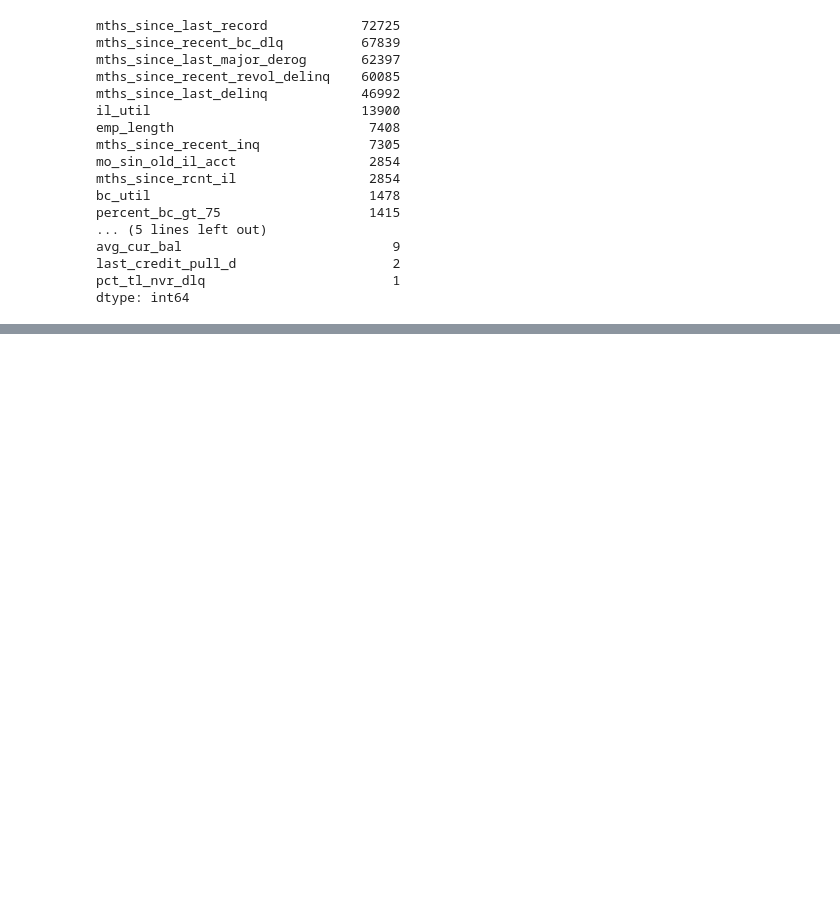
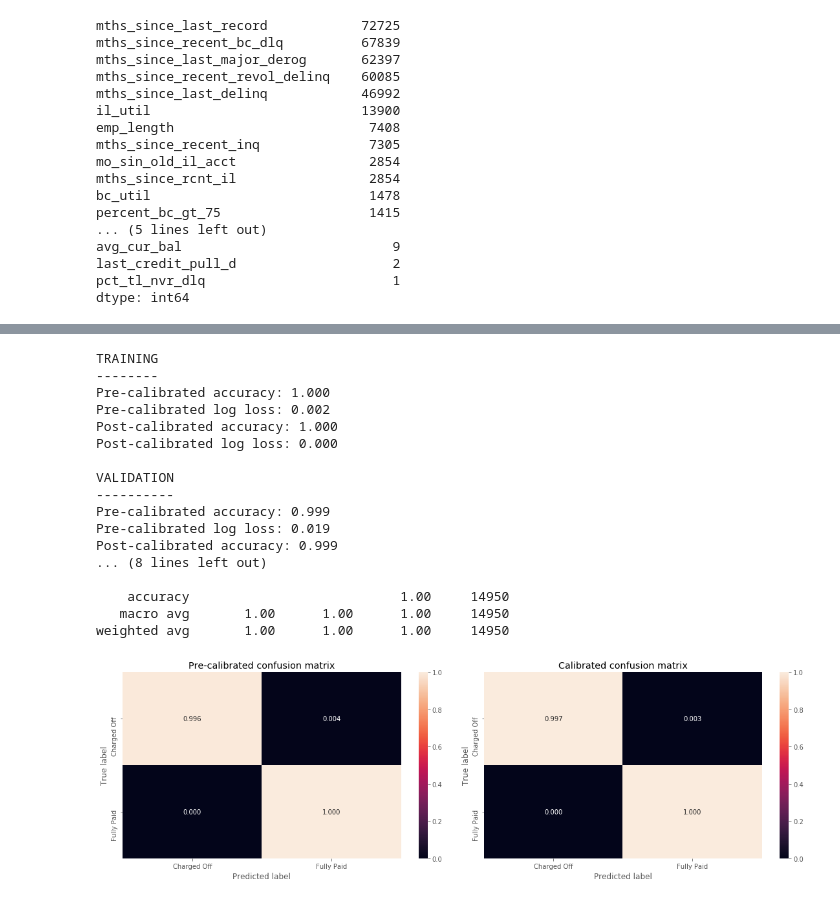
Before and after one commit to zegheim/datagrasp, a Jupyter notebook: DataGrasp Coding Challenge.ipynb, the cells around one changed output, grey strips where cells are left out. Saved outputs shown, nothing was run; the diff lists cells and outputs as text; code cells hidden in the pictures; blank space fills up the shorter version.

```diff
--- a/DataGrasp Coding Challenge.ipynb
+++ b/DataGrasp Coding Challenge.ipynb
@@ -495,0 +609,5 @@ dtype: int64
+# %%
+scaler = RobustScaler()
+X_tr = scaler.fit_transform(X_tr)
+X_val = scaler.transform(X_val)
+X_test = scaler.transform(X_test)
@@ -495,0 +887,8 @@ dtype: int64
+# %%
+rf = RandomForestClassifier(n_estimators=50, criterion='entropy', n_jobs=-1, random_state=0)
+rf.fit(X_tr, y_tr)
+
+# Fit and calibrate model on training data
+kf = KFold(n_splits=5, shuffle=True, random_state=0)
+calibrator = CalibratedClassifierCV(RandomForestClassifier(n_estimators=50, criterion='entropy', n_jobs=-1, random_state=0), cv=kf)
+calibrator.fit(X_tr, y_tr)
@@ -495,0 +913,45 @@ dtype: int64
+# %%
+# Report classification accuracy and log loss scores
+print('TRAINING\n--------')
+print('Pre-calibrated accuracy: {:.3f}'.format(accuracy_score(y_tr, rf.predict(X_tr))))
+print('Pre-calibrated log loss: {:.3f}'.format(log_loss(y_tr, rf.predict_proba(X_tr))))
+print('Post-calibrated accuracy: {:.3f}'.format(accuracy_score(y_tr, calibrator.predict(X_tr))))
+print('Post-calibrated log loss: {:.3f}'.format(log_loss(y_tr, calibrator.predict_proba(X_tr))))
+print('\nVALIDATION\n----------')
+print('Pre-calibrated accuracy: {:.3f}'.format(accuracy_score(y_val, rf.predict(X_val))))
+print('Pre-calibrated log loss: {:.3f}'.format(log_loss(y_val, rf.predict_proba(X_val))))
+print('Post-calibrated accuracy: {:.3f}'.format(accuracy_score(y_val, calibrator.predict(X_val))))
+print('Post-calibrated log loss: {:.3f}'.format(log_loss(y_val, calibrator.predict_proba(X_val))))
+print('\nCLASSIFICATION REPORT (CALIBRATED)\n---------------------------------')
+print(classification_report(y_val, calibrator.predict(X_val)))
+
+_, ax = plt.subplots(1, 2, figsize=(16, 5))
+
+# Visualise the errors
+cm_pre = confusion_matrix(y_val, rf.predict(X_val))
+cm_post = confusion_matrix(y_val, calibrator.predict(X_val))
+
+plot_confusion_matrix(cm_pre, classes=['Charged Off', 'Fully Paid'], ax=ax[0], title='Pre-calibrated confusion matrix')
+plot_confusion_matrix(cm_post, classes=['Charged Off', 'Fully Paid'], ax=ax[1], title='Calibrated confusion matrix')
+
+plt.tight_layout()
+plt.show()
+# %% [output]
+TRAINING
+--------
+Pre-calibrated accuracy: 1.000
+Pre-calibrated log loss: 0.002
+Post-calibrated accuracy: 1.000
+Post-calibrated log loss: 0.000
+
+VALIDATION
+----------
+Pre-calibrated accuracy: 0.999
+Pre-calibrated log loss: 0.019
+Post-calibrated accuracy: 0.999
+... (8 lines left out)
+
+    accuracy                           1.00     14950
+   macro avg       1.00      1.00      1.00     14950
+weighted avg       1.00      1.00      1.00     14950
+[figure, added]
```
Also changed, not shown: parts of 48 cells of this notebook.
